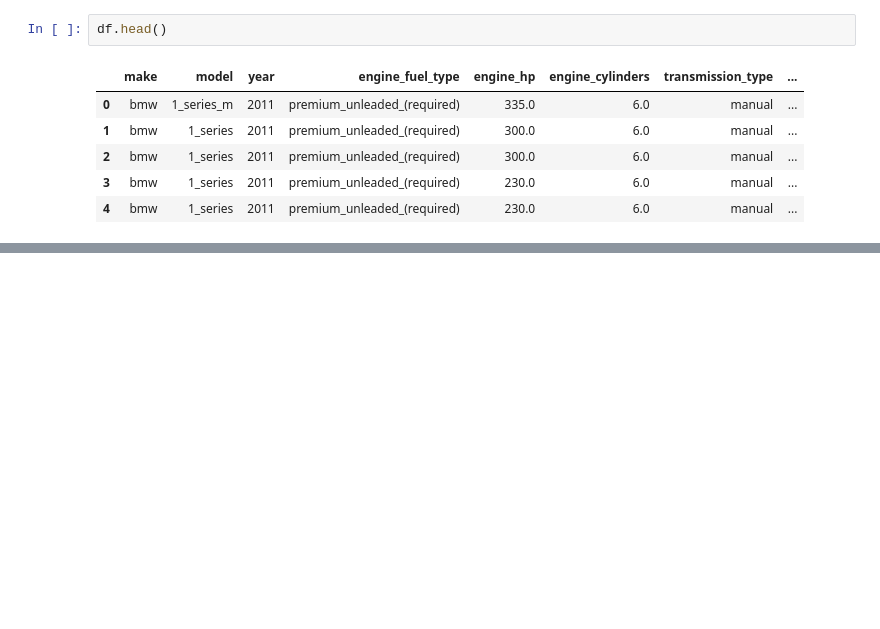
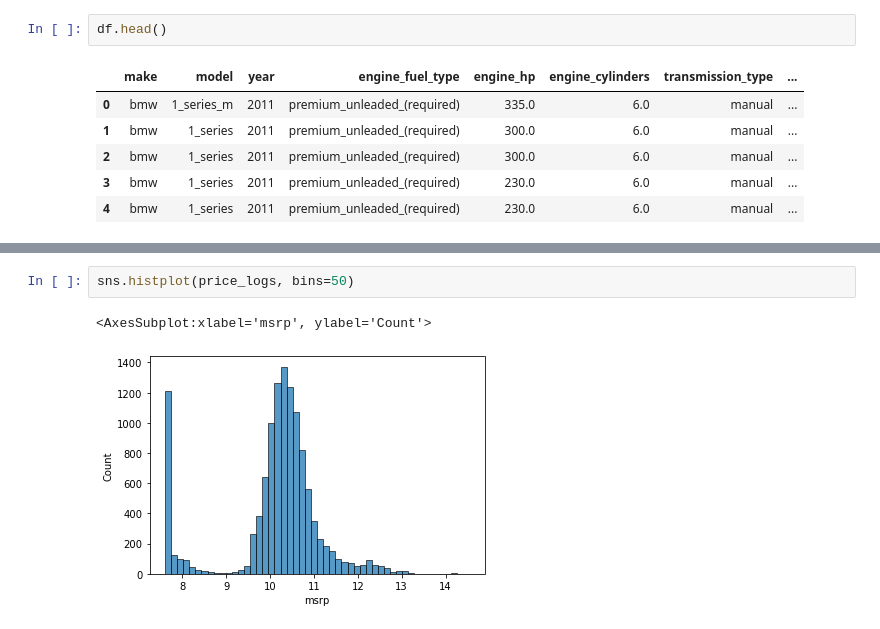
Before and after one commit to ashwin3005/ML-ZoomCamp, a Jupyter notebook: 02-Regression (week-02)/CarPrice.ipynb, the cells around one changed output, grey strips where cells are left out. Saved outputs shown, nothing was run; the diff lists cells and outputs as text; blank space fills up the shorter version.

```diff
--- a/02-Regression (week-02)/CarPrice.ipynb
+++ b/02-Regression (week-02)/CarPrice.ipynb
@@ -93,0 +122,5 @@ df.head()
+# %%
+sns.histplot(price_logs, bins=50)
+# %% [output]
+<AxesSubplot:xlabel='msrp', ylabel='Count'>
+[figure, added]
```
Also changed, not shown: parts of 29 cells of this notebook.
